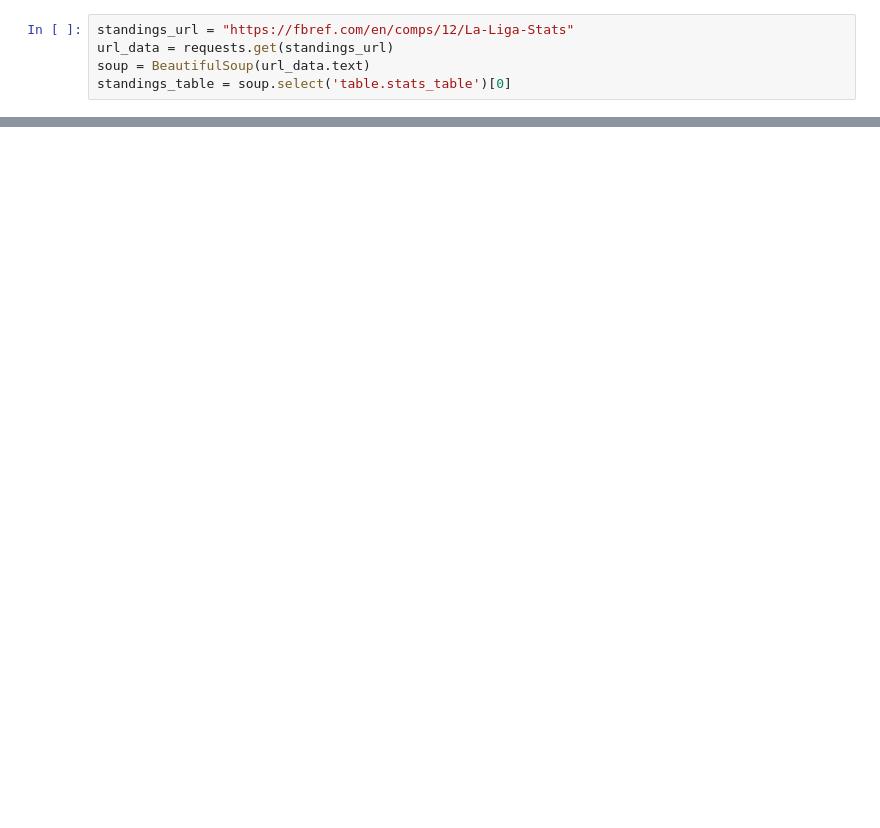
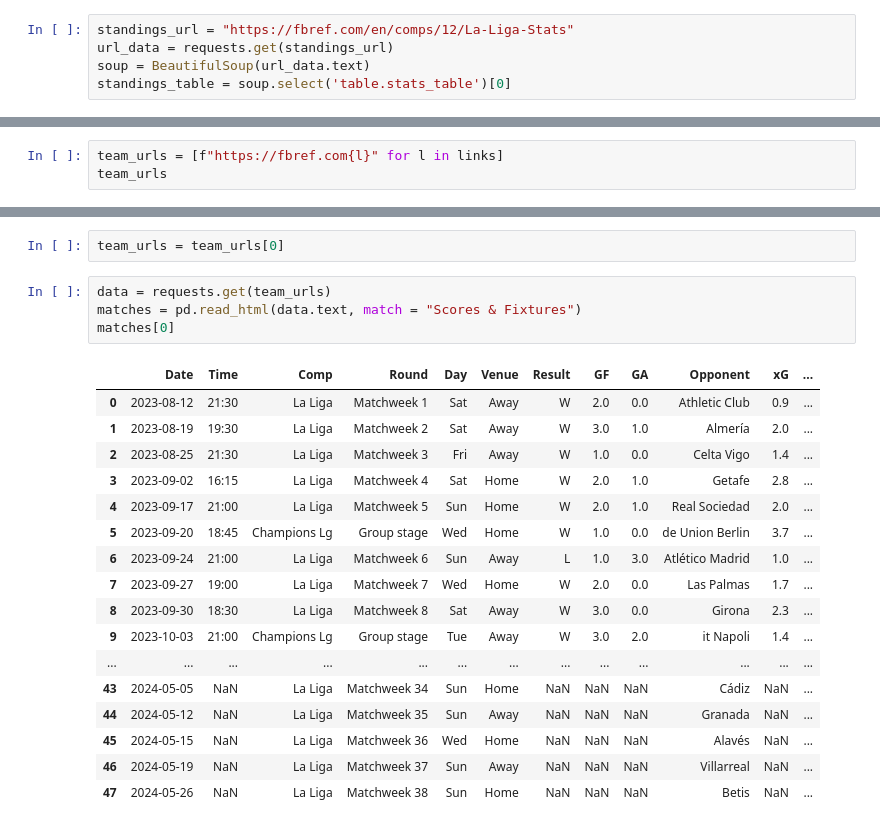
Before and after one commit to rpbuyan/LaLiga-Match-Predictor, a Jupyter notebook: scraper.ipynb, the cells around one changed output, grey strips where cells are left out. Cells and saved outputs as stored; diff of their text form; blank space fills up the shorter version.

```diff
--- a/scraper.ipynb
+++ b/scraper.ipynb
@@ -35,0 +36,3 @@ team_url = team_url
+# %%
+team_urls = [f"https://fbref.com{l}" for l in links]
+team_urls
@@ -35,0 +60,24 @@ team_url = team_url
+# %%
+team_urls = team_urls[0]
+# %%
+data = requests.get(team_urls)
+matches = pd.read_html(data.text, match = "Scores & Fixtures")
+matches[0]
+# %% [output]
+|  | Date | Time | Comp | Round | Day | Venue | Result | GF | GA | Opponent | xG | ... |
+| 0 | 2023-08-12 | 21:30 | La Liga | Matchweek 1 | Sat | Away | W | 2.0 | 0.0 | Athletic Club | 0.9 | ... |
+| 1 | 2023-08-19 | 19:30 | La Liga | Matchweek 2 | Sat | Away | W | 3.0 | 1.0 | Almería | 2.0 | ... |
+| 2 | 2023-08-25 | 21:30 | La Liga | Matchweek 3 | Fri | Away | W | 1.0 | 0.0 | Celta Vigo | 1.4 | ... |
+| 3 | 2023-09-02 | 16:15 | La Liga | Matchweek 4 | Sat | Home | W | 2.0 | 1.0 | Getafe | 2.8 | ... |
+| 4 | 2023-09-17 | 21:00 | La Liga | Matchweek 5 | Sun | Home | W | 2.0 | 1.0 | Real Sociedad | 2.0 | ... |
+| 5 | 2023-09-20 | 18:45 | Champions Lg | Group stage | Wed | Home | W | 1.0 | 0.0 | de Union Berlin | 3.7 | ... |
+| 6 | 2023-09-24 | 21:00 | La Liga | Matchweek 6 | Sun | Away | L | 1.0 | 3.0 | Atlético Madrid | 1.0 | ... |
+| 7 | 2023-09-27 | 19:00 | La Liga | Matchweek 7 | Wed | Home | W | 2.0 | 0.0 | Las Palmas | 1.7 | ... |
+| 8 | 2023-09-30 | 18:30 | La Liga | Matchweek 8 | Sat | Away | W | 3.0 | 0.0 | Girona | 2.3 | ... |
+| 9 | 2023-10-03 | 21:00 | Champions Lg | Group stage | Tue | Away | W | 3.0 | 2.0 | it Napoli | 1.4 | ... |
+| ... | ... | ... | ... | ... | ... | ... | ... | ... | ... | ... | ... | ... |
+| 43 | 2024-05-05 | NaN | La Liga | Matchweek 34 | Sun | Home | NaN | NaN | NaN | Cádiz | NaN | ... |
+| 44 | 2024-05-12 | NaN | La Liga | Matchweek 35 | Sun | Away | NaN | NaN | NaN | Granada | NaN | ... |
+| 45 | 2024-05-15 | NaN | La Liga | Matchweek 36 | Wed | Home | NaN | NaN | NaN | Alavés | NaN | ... |
+| 46 | 2024-05-19 | NaN | La Liga | Matchweek 37 | Sun | Away | NaN | NaN | NaN | Villarreal | NaN | ... |
+| 47 | 2024-05-26 | NaN | La Liga | Matchweek 38 | Sun | Home | NaN | NaN | NaN | Betis | NaN | ... |
```
Also changed, not shown: parts of 12 cells of this notebook.
